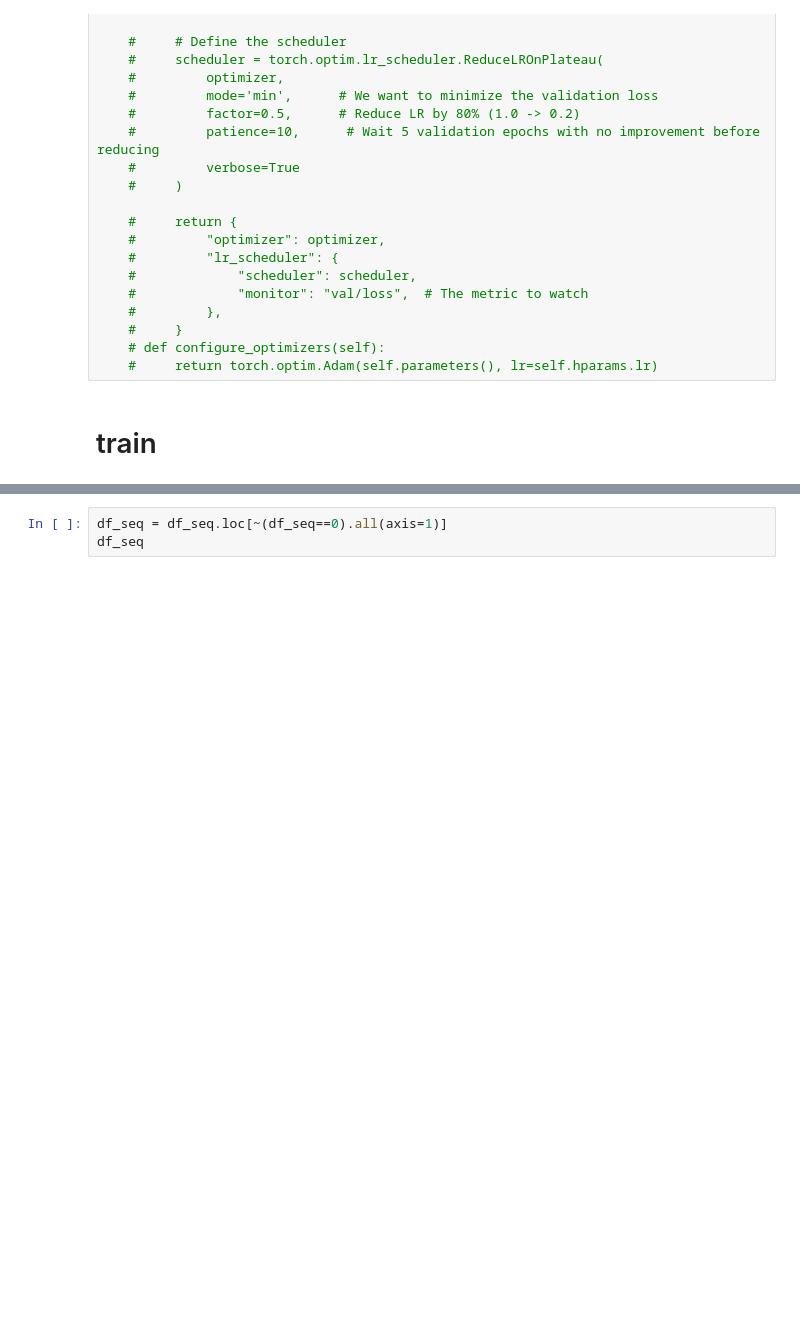
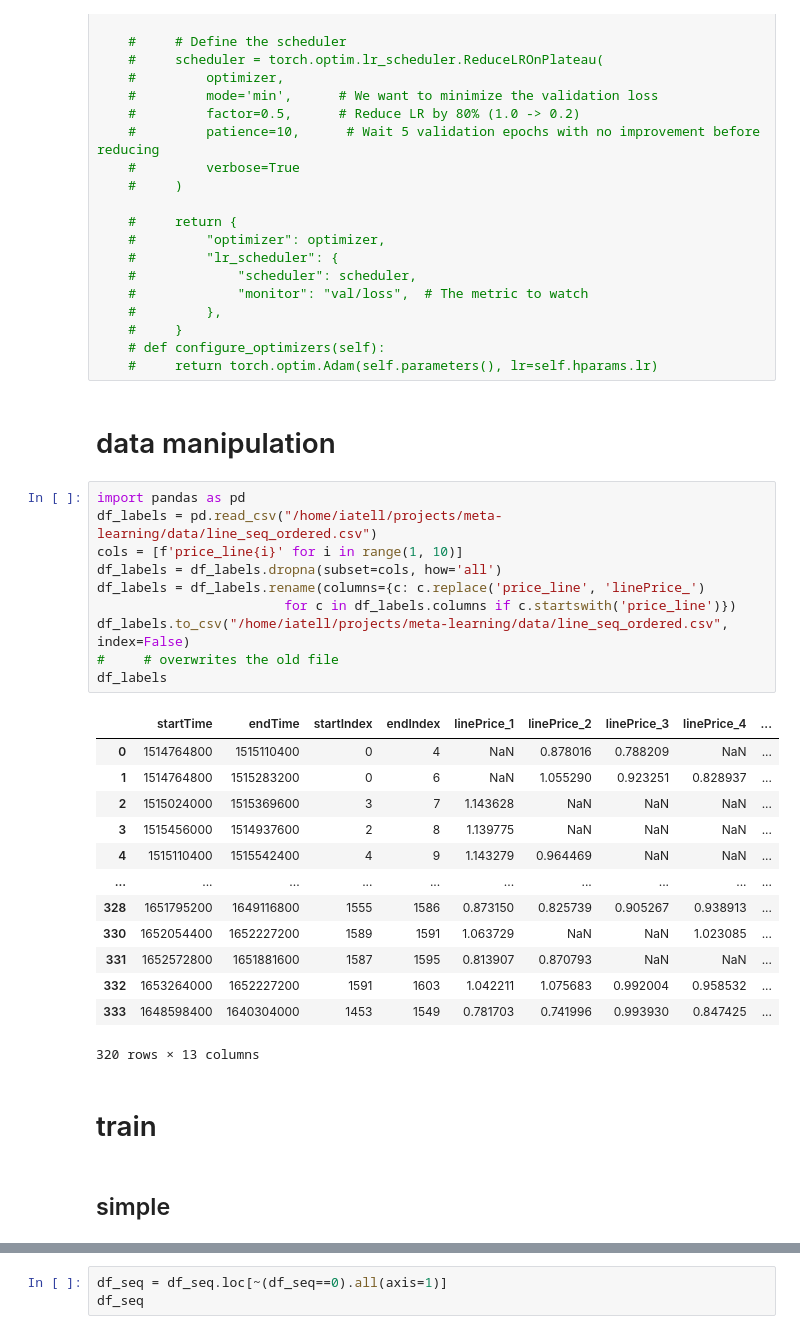
Before and after one commit to HosseinRZE/SimpleFeaturePipeline, a Jupyter notebook: play_grounds/regression.ipynb, the cells around one changed output, grey strips where cells are left out. Cells and saved outputs as stored; diff of their text form; blank space fills up the shorter version.

```diff
--- a/play_grounds/regression.ipynb
+++ b/play_grounds/regression.ipynb
@@ -945,8 +1123,36 @@ class CNNLSTM_MDN(pl.LightningModule):
     #     }
     # def configure_optimizers(self):
     #     return torch.optim.Adam(self.parameters(), lr=self.hparams.lr)
+# %% [markdown]
+# data manipulation
+# %%
+import pandas as pd
+df_labels = pd.read_csv("/home/iatell/projects/meta-learning/data/line_seq_ordered.csv")
+cols = [f'price_line{i}' for i in range(1, 10)]
+df_labels = df_labels.dropna(subset=cols, how='all')
+df_labels = df_labels.rename(columns={c: c.replace('price_line', 'linePrice_')
+                        for c in df_labels.columns if c.startswith('price_line')})
+df_labels.to_csv("/home/iatell/projects/meta-learning/data/line_seq_ordered.csv", index=False)
+#     # overwrites the old file
+df_labels
+# %% [output]
+|  | startTime | endTime | startIndex | endIndex | linePrice_1 | linePrice_2 | linePrice_3 | linePrice_4 | ... |
+| 0 | 1514764800 | 1515110400 | 0 | 4 | NaN | 0.878016 | 0.788209 | NaN | ... |
+| 1 | 1514764800 | 1515283200 | 0 | 6 | NaN | 1.055290 | 0.923251 | 0.828937 | ... |
+| 2 | 1515024000 | 1515369600 | 3 | 7 | 1.143628 | NaN | NaN | NaN | ... |
+| 3 | 1515456000 | 1514937600 | 2 | 8 | 1.139775 | NaN | NaN | NaN | ... |
+| 4 | 1515110400 | 1515542400 | 4 | 9 | 1.143279 | 0.964469 | NaN | NaN | ... |
+| ... | ... | ... | ... | ... | ... | ... | ... | ... | ... |
+| 328 | 1651795200 | 1649116800 | 1555 | 1586 | 0.873150 | 0.825739 | 0.905267 | 0.938913 | ... |
+| 330 | 1652054400 | 1652227200 | 1589 | 1591 | 1.063729 | NaN | NaN | 1.023085 | ... |
+| 331 | 1652572800 | 1651881600 | 1587 | 1595 | 0.813907 | 0.870793 | NaN | NaN | ... |
+| 332 | 1653264000 | 1652227200 | 1591 | 1603 | 1.042211 | 1.075683 | 0.992004 | 0.958532 | ... |
+| 333 | 1648598400 | 1640304000 | 1453 | 1549 | 0.781703 | 0.741996 | 0.993930 | 0.847425 | ... |
+320 rows × 13 columns
 # %% [markdown]
 # train
+# %% [markdown]
+## simple
 # %%
 import sys
 from pathlib import Path
```
Also changed, not shown: parts of 10 cells of this notebook, 3 other files.
